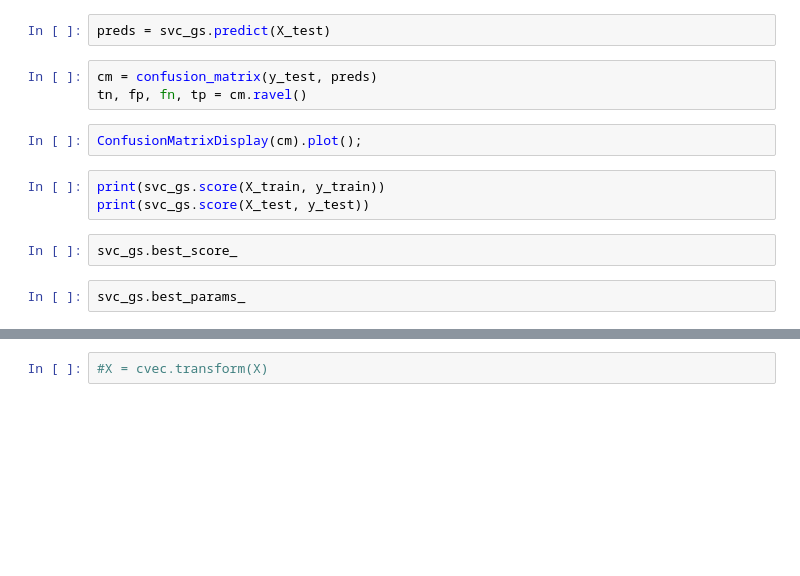
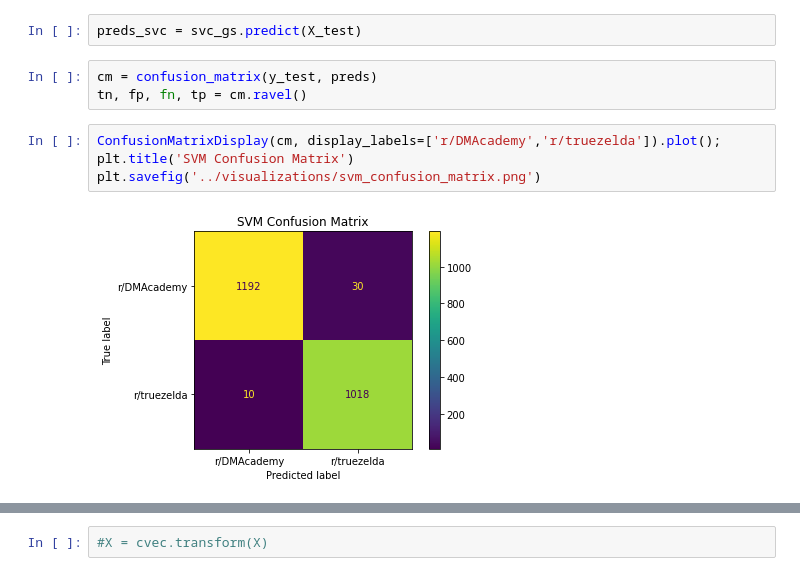
Before and after one commit to dgumustel/nlp_predictive_models, a Jupyter notebook: notebooks/04_dnd_zelda_model.ipynb, the cells around one changed output, grey strips where cells are left out. Cells and saved outputs as stored; diff of their text form; blank space fills up the shorter version.

```diff
--- a/notebooks/04_dnd_zelda_model.ipynb
+++ b/notebooks/04_dnd_zelda_model.ipynb
@@ -302,14 +385,11 @@ print('test accuracy:', svc_gs.score(X_test, y_test))
 # %%
-preds = svc_gs.predict(X_test)
+preds_svc = svc_gs.predict(X_test)
 # %%
 cm = confusion_matrix(y_test, preds)
 tn, fp, fn, tp = cm.ravel()
-# %%
-ConfusionMatrixDisplay(cm).plot();
-# %%
-print(svc_gs.score(X_train, y_train))
-print(svc_gs.score(X_test, y_test))
-# %%
-svc_gs.best_score_
-# %%
-svc_gs.best_params_
+# %%
+ConfusionMatrixDisplay(cm, display_labels=['r/DMAcademy','r/truezelda']).plot();
+plt.title('SVM Confusion Matrix')
+plt.savefig('../visualizations/svm_confusion_matrix.png')
+# %% [output]
+[figure, added]
```
Also changed, not shown: parts of 39 cells of this notebook, 15 other files.
